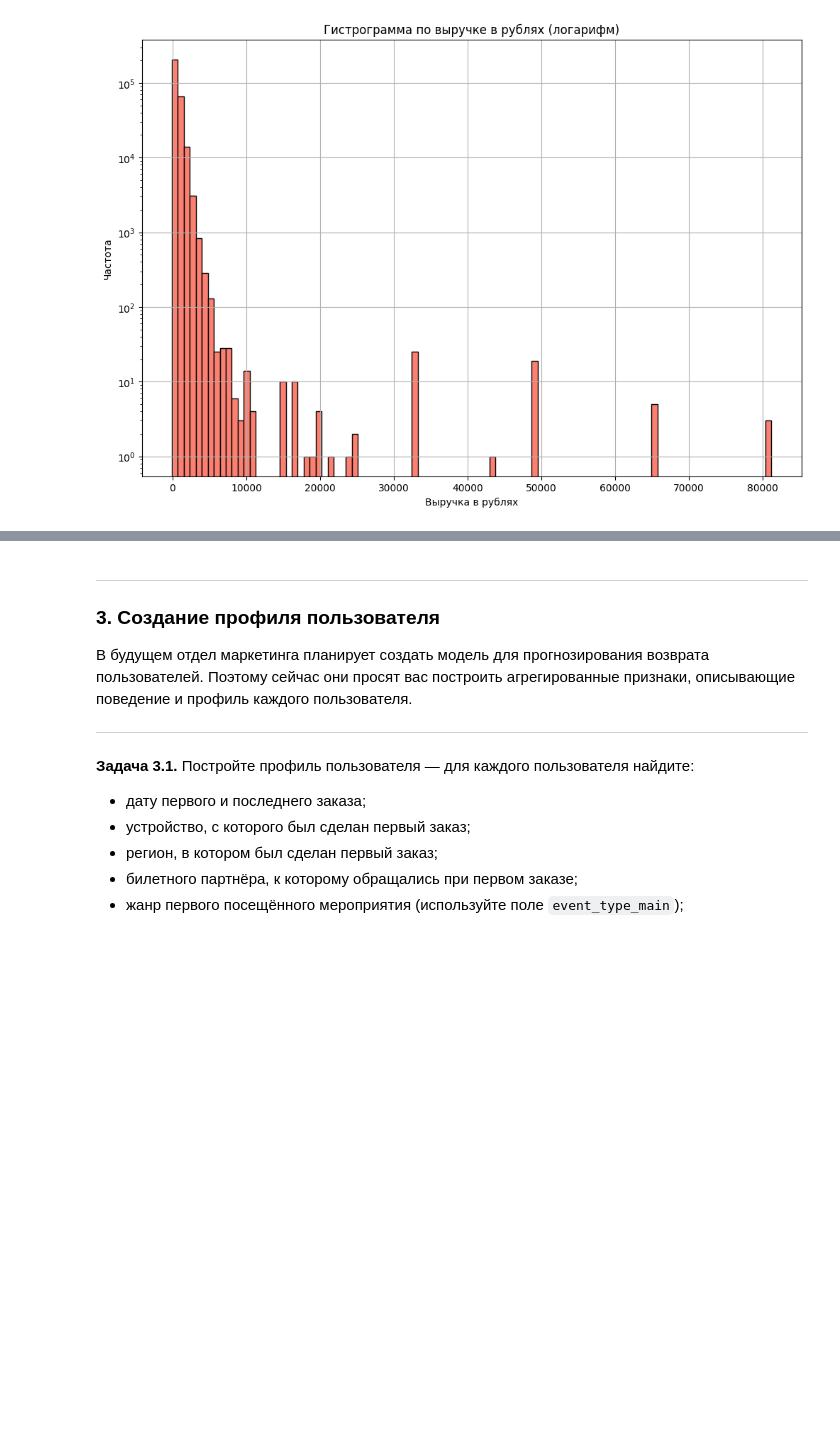
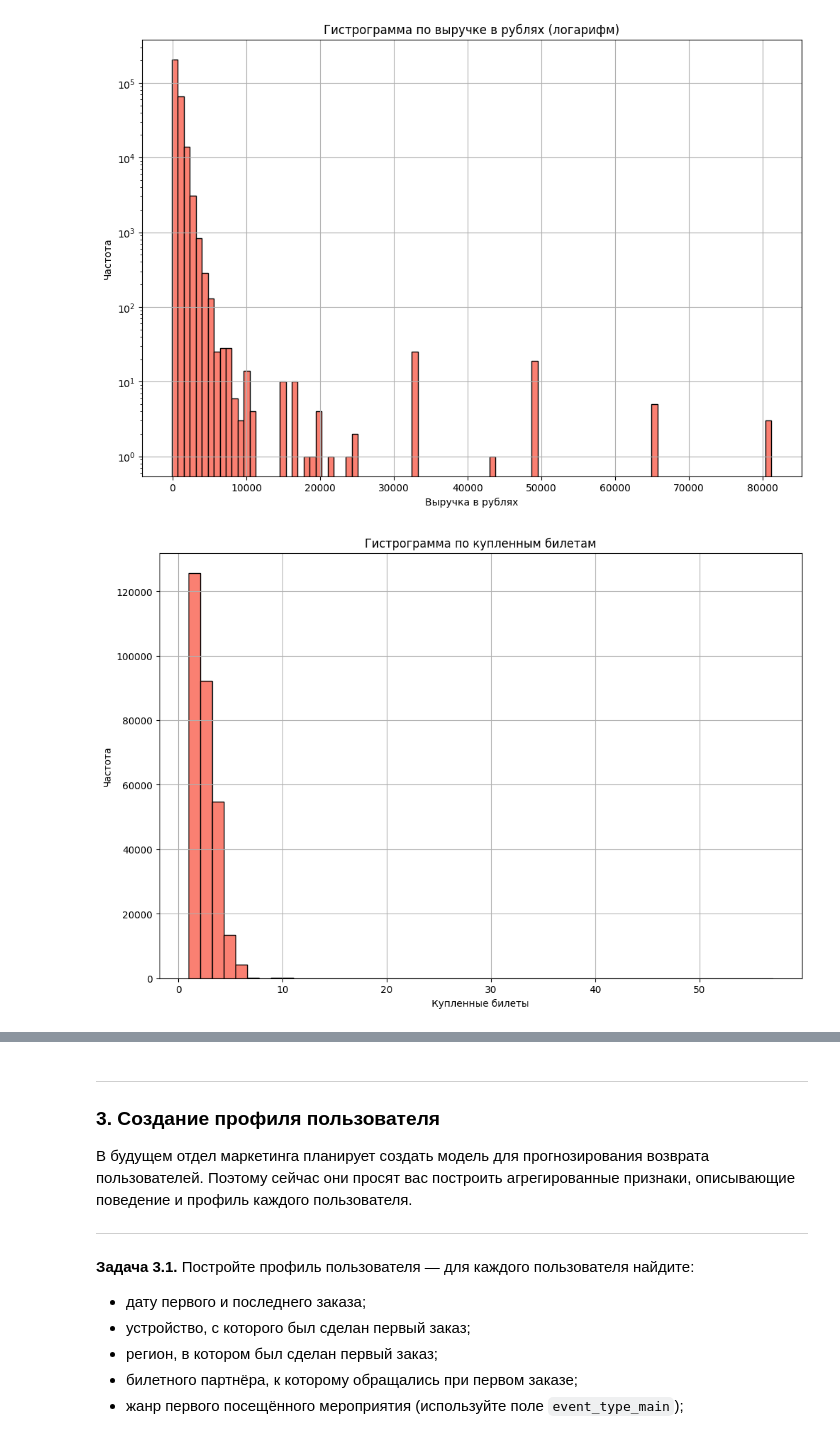
Before and after one commit to mrromanivanov/afisha_yandex_analysis, a Jupyter notebook: afisha_Ivanov_Roman.ipynb, the cells around one changed output, grey strips where cells are left out. Saved outputs shown, nothing was run; the diff lists cells and outputs as text; code cells hidden in the pictures; blank space fills up the shorter version.

```diff
--- a/afisha_Ivanov_Roman.ipynb
+++ b/afisha_Ivanov_Roman.ipynb
@@ -518,2 +572,10 @@ plt.show()
 # %% [output]
 [figure]
+# %%
+# Построим гистрограмму по 'tickets_count'
+df_reporter.show_histogram('tickets_count',
+                           50,
+                           'Гистрограмма по купленным билетам',
+                           'Купленные билеты')
+# %% [output]
+[figure, added]
```
Also changed, not shown: parts of 33 cells of this notebook.
